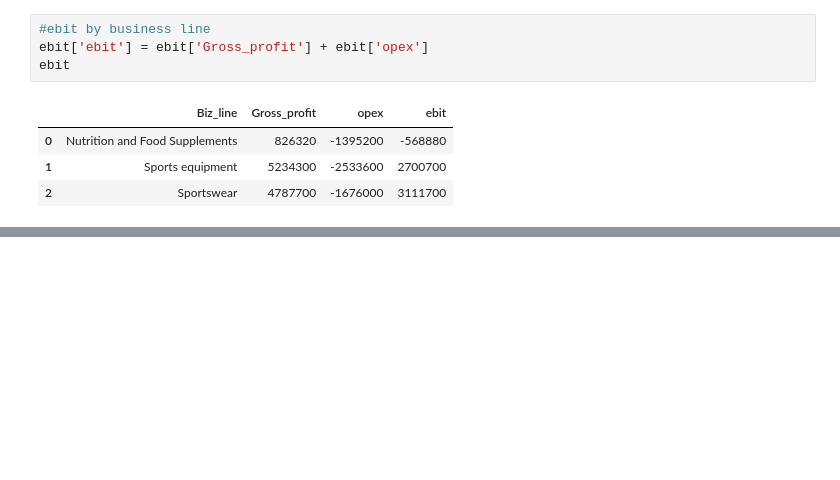
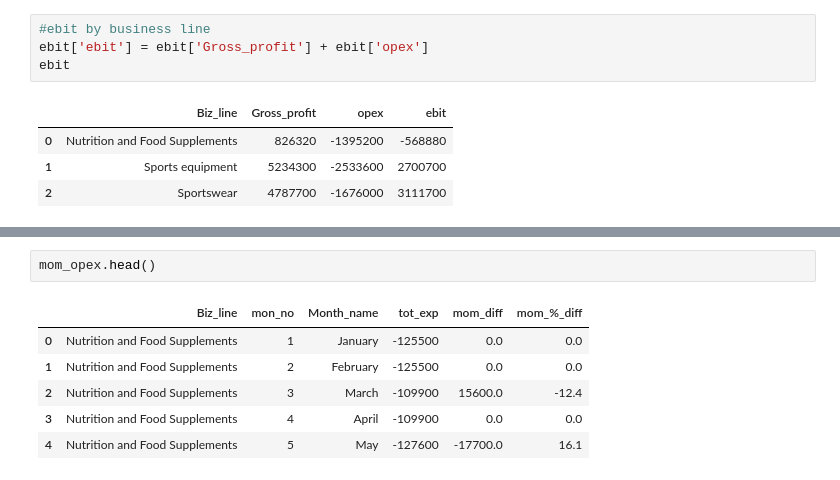
Before and after one commit to djibril968/Python_projects, a Jupyter notebook: Onyx_Financial_Analysis.ipynb, the cells around one changed output, grey strips where cells are left out. Drawn from its saved outputs; the diff is of its cells as text; blank space fills up the shorter version.

```diff
--- a/Onyx_Financial_Analysis.ipynb
+++ b/Onyx_Financial_Analysis.ipynb
@@ -911,0 +946,9 @@ See the caveats in the documentation: https://pandas.pydata.org/pandas-docs/stab
+# %%
+mom_opex.head()
+# %% [output]
+|  | Biz_line | mon_no | Month_name | tot_exp | mom_diff | mom_%_diff |
+| 0 | Nutrition and Food Supplements | 1 | January | -125500 | 0.0 | 0.0 |
+| 1 | Nutrition and Food Supplements | 2 | February | -125500 | 0.0 | 0.0 |
+| 2 | Nutrition and Food Supplements | 3 | March | -109900 | 15600.0 | -12.4 |
+| 3 | Nutrition and Food Supplements | 4 | April | -109900 | 0.0 | 0.0 |
+| 4 | Nutrition and Food Supplements | 5 | May | -127600 | -17700.0 | 16.1 |
```
Also changed, not shown: parts of 8 cells of this notebook, 2 other files.
